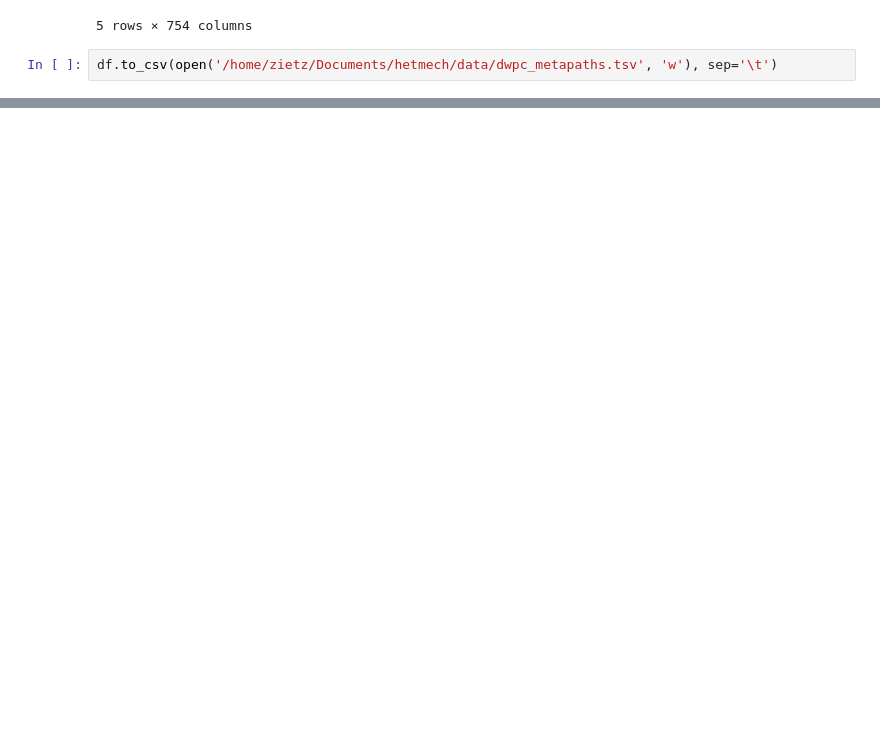
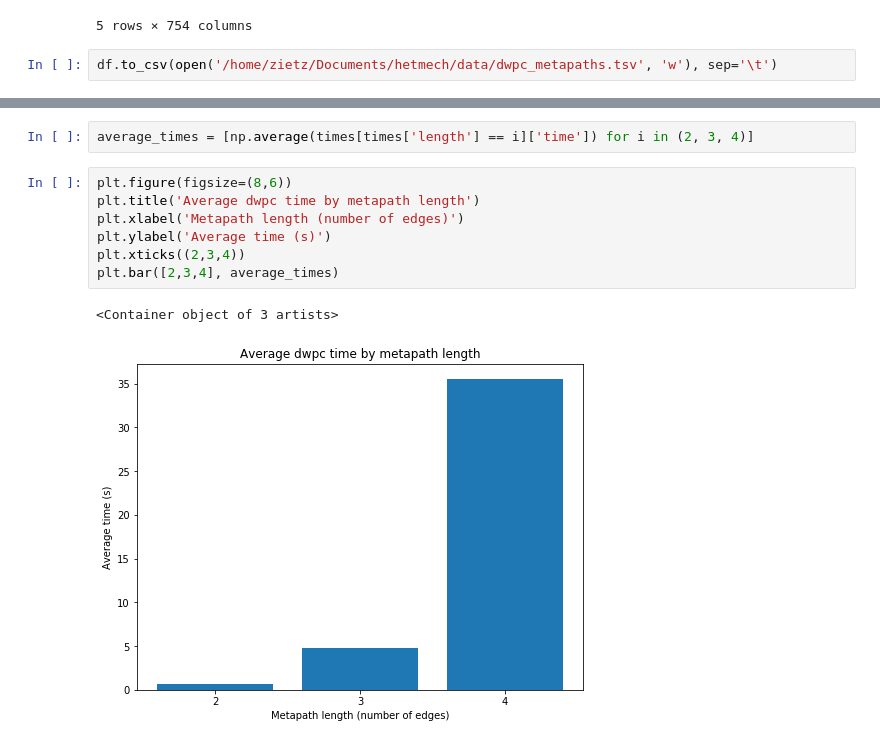
Before and after one commit to greenelab/connectivity-search-analyses, a Jupyter notebook: replicate_rephetio.ipynb, the cells around one changed output, grey strips where cells are left out. Drawn from its saved outputs; the diff is of its cells as text; blank space fills up the shorter version.

```diff
--- a/replicate_rephetio.ipynb
+++ b/replicate_rephetio.ipynb
@@ -130,0 +171,12 @@ df.to_csv(open('/home/zietz/Documents/hetmech/data/dwpc_metapaths.tsv', 'w'), se
+# %%
+average_times = [np.average(times[times['length'] == i]['time']) for i in (2, 3, 4)]
+# %%
+plt.figure(figsize=(8,6))
+plt.title('Average dwpc time by metapath length')
+plt.xlabel('Metapath length (number of edges)')
+plt.ylabel('Average time (s)')
+plt.xticks((2,3,4))
+plt.bar([2,3,4], average_times)
+# %% [output]
+<Container object of 3 artists>
+[figure, added]
```
Also changed, not shown: parts of 24 cells of this notebook, 4 other files.
